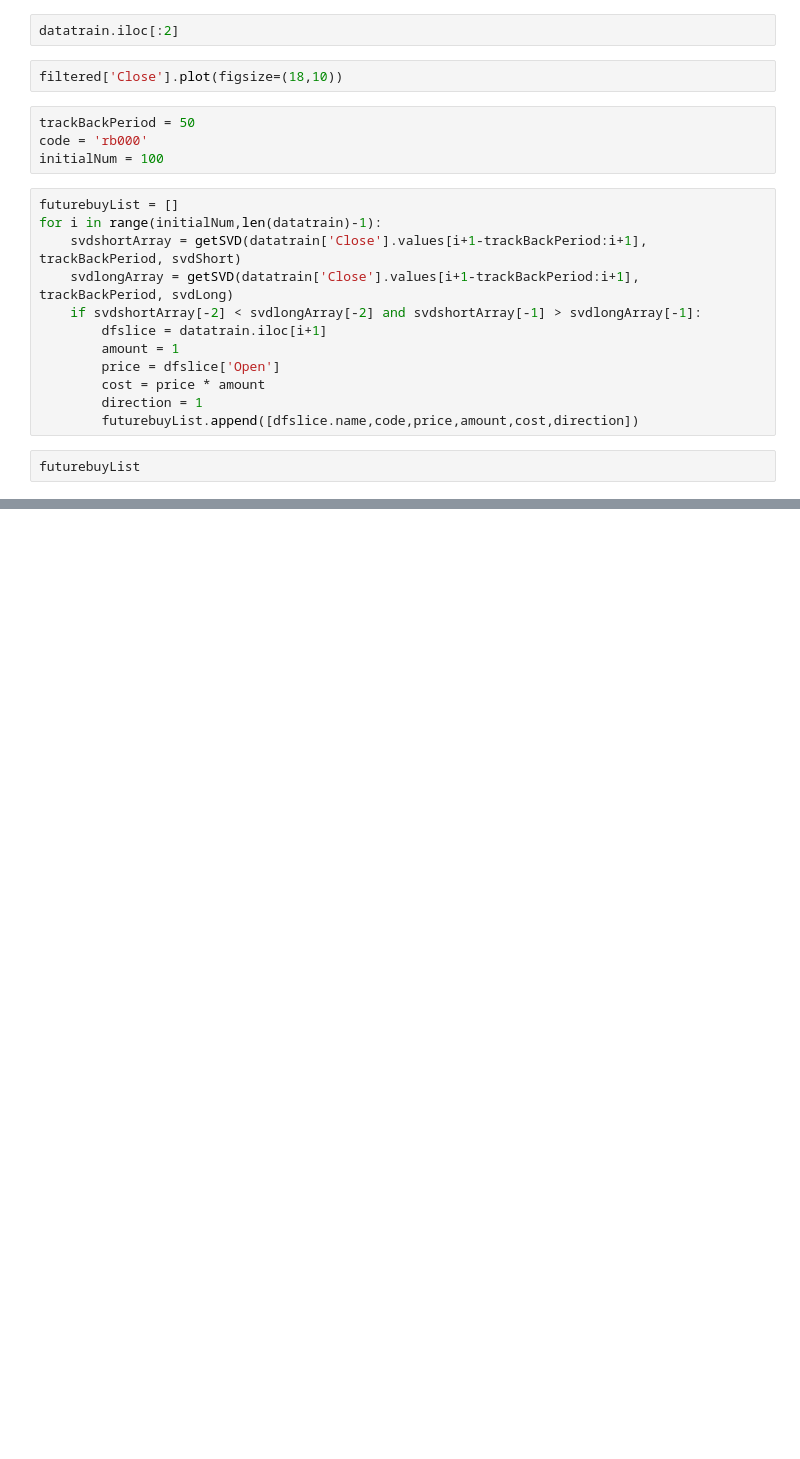
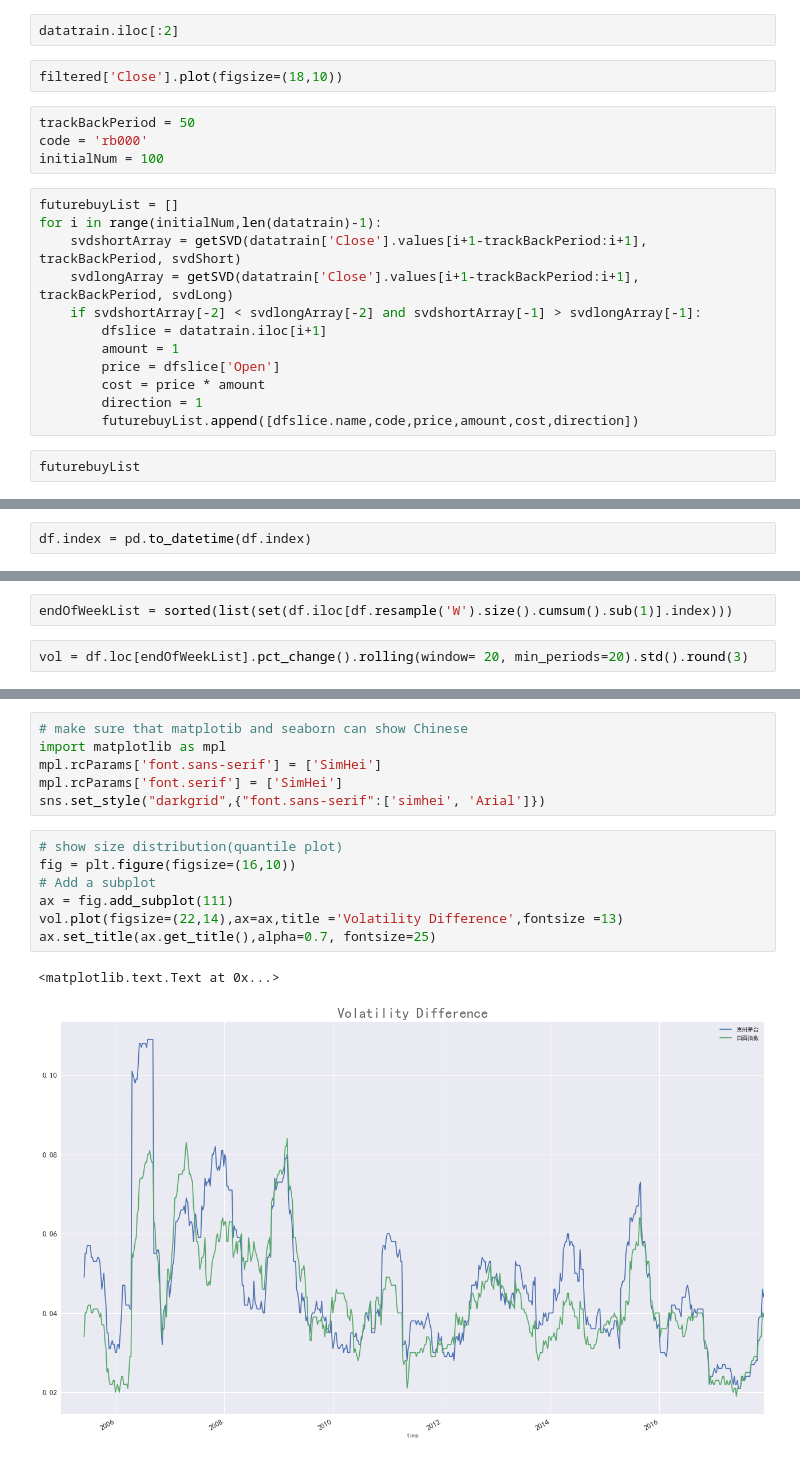
Before and after one commit to kamiseko/factor-test, a Jupyter notebook: research_paper_backtest.ipynb, the cells around one changed output, grey strips where cells are left out. Drawn from its saved outputs; the diff is of its cells as text; blank space fills up the shorter version.

```diff
--- a/research_paper_backtest.ipynb
+++ b/research_paper_backtest.ipynb
@@ -1314,0 +746,2 @@ futurebuyList
+# %%
+df.index = pd.to_datetime(df.index)
@@ -1314,0 +759,4 @@ futurebuyList
+# %%
+endOfWeekList = sorted(list(set(df.iloc[df.resample('W').size().cumsum().sub(1)].index)))
+# %%
+vol = df.loc[endOfWeekList].pct_change().rolling(window= 20, min_periods=20).std().round(3)
@@ -1314,0 +785,16 @@ futurebuyList
+# %%
+# make sure that matplotib and seaborn can show Chinese
+import matplotlib as mpl
+mpl.rcParams['font.sans-serif'] = ['SimHei']
+mpl.rcParams['font.serif'] = ['SimHei']
+sns.set_style("darkgrid",{"font.sans-serif":['simhei', 'Arial']})
+# %%
+# show size distribution(quantile plot)
+fig = plt.figure(figsize=(16,10))
+# Add a subplot
+ax = fig.add_subplot(111)
+vol.plot(figsize=(22,14),ax=ax,title ='Volatility Difference',fontsize =13)
+ax.set_title(ax.get_title(),alpha=0.7, fontsize=25)
+# %% [output]
+<matplotlib.text.Text at 0x...>
+[figure, added]
```
Also changed, not shown: parts of 80 cells of this notebook, 3 other files.
